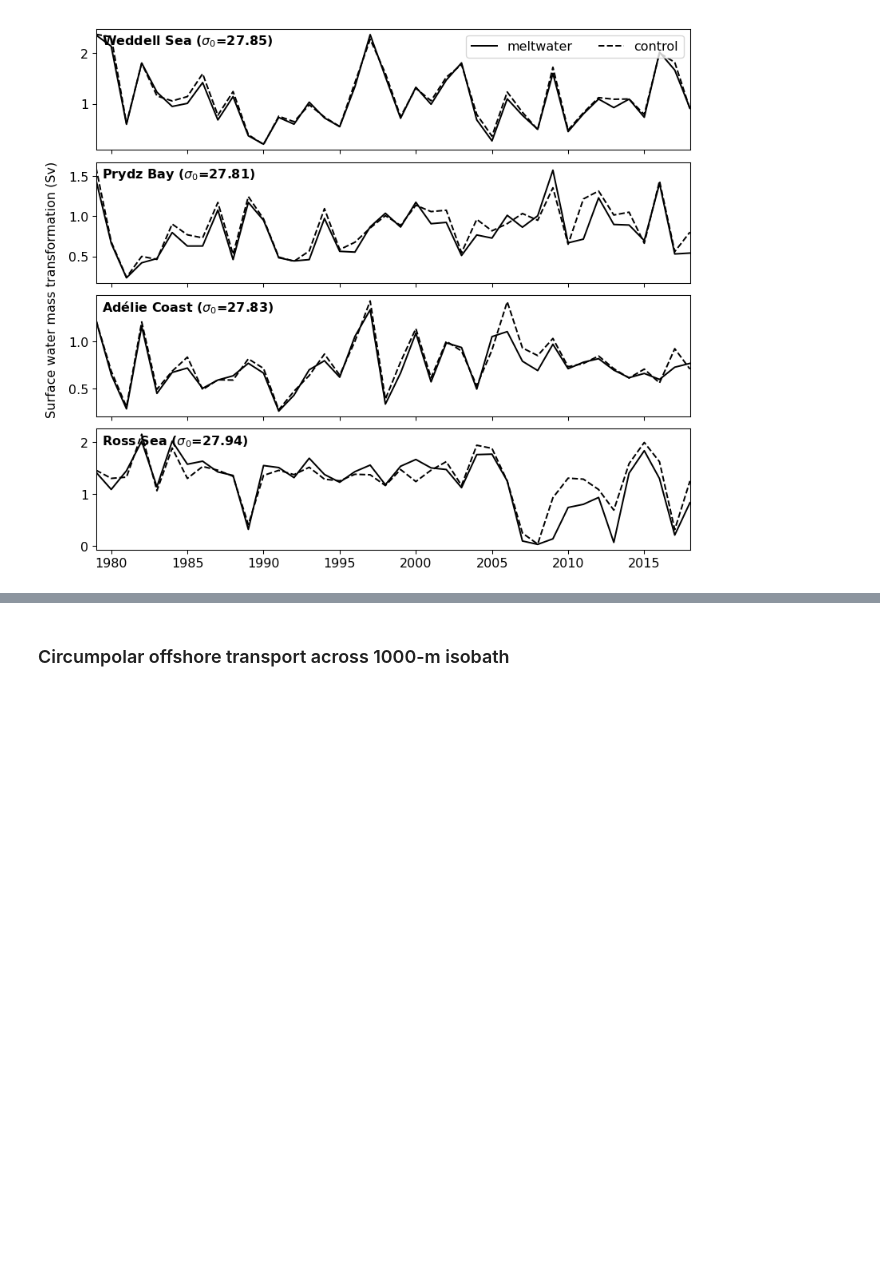
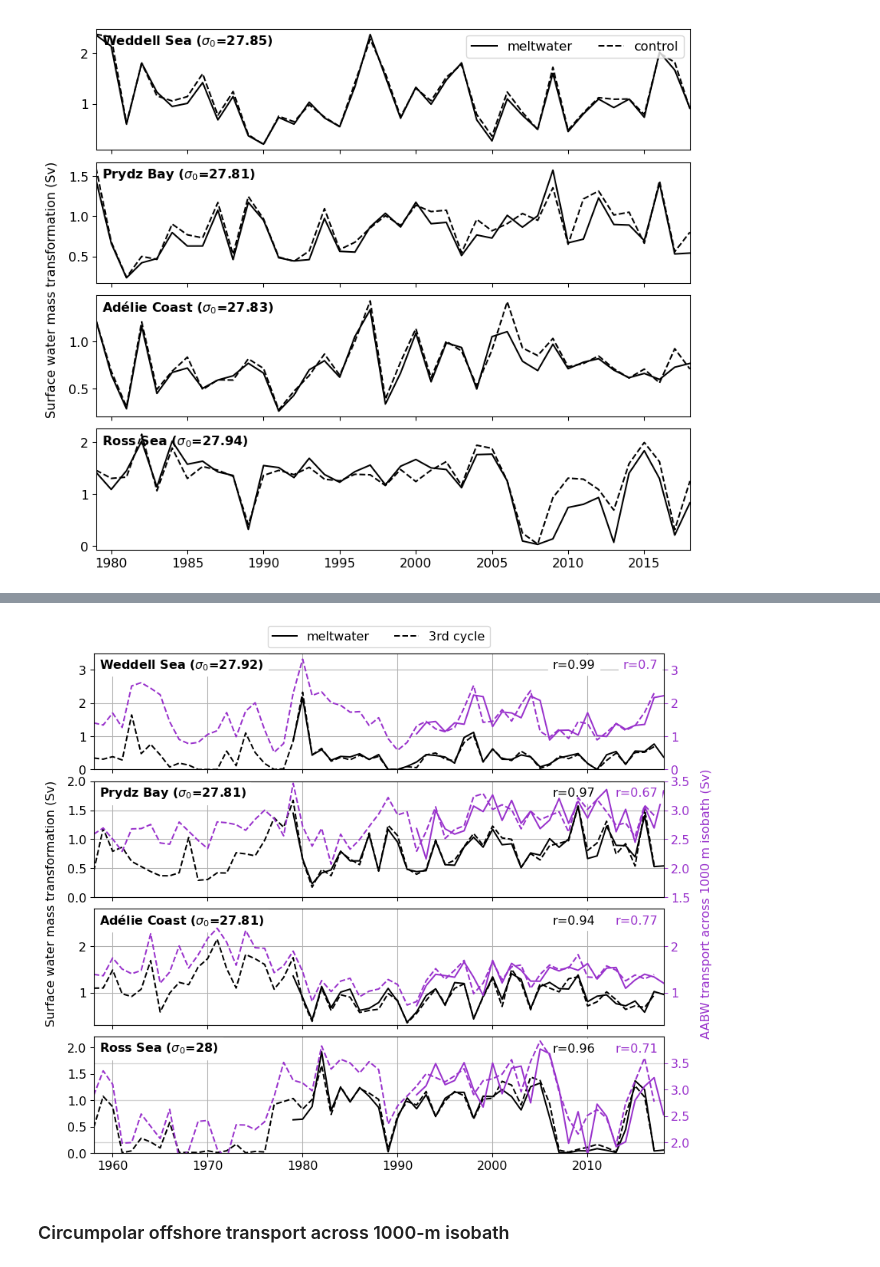
Before and after one commit to adele-morrison/IAF-meltwater, a Jupyter notebook: notebooks/SWMT/SWMT_plots.ipynb, the cells around one changed output, grey strips where cells are left out. Cells and saved outputs as stored; diff of their text form; code cells hidden in the pictures; blank space fills up the shorter version.

Commit message:
comparison of SWMT and AABW export in meltwater run with 3rd cycle

```diff
--- a/notebooks/SWMT/SWMT_plots.ipynb
+++ b/notebooks/SWMT/SWMT_plots.ipynb
@@ -294,0 +388,5 @@ transp1000m_27_8 = transp1000m.sel(isopycnal_bins=slice(27.8, None)).sum(
+# %%
+"""transport of AABW in all density bins (daily)"""
+transpAABW = (
+    transpDSWregion[:, :, ::-1] * mask_AABW_filtered[:, :, ::-1])
+transpAABW = transpAABW.where(transpAABW != 0)
@@ -295,3 +421,10 @@ transp1000m_27_8 = transp1000m.sel(isopycnal_bins=slice(27.8, None)).sum(
+# %%
+ds_timeseries = xr.open_dataset(
+    '/g/data/e14/cs6673/iav_AABW/data_iav_AABW/' +
+    'Timeseries_yearly_of_AABW_export_SWMT_salinity_taux_' +
+    'ice_01deg_jra55v140_iaf_cycle3_1958-2017.nc')
+SWMT_3cyc = ds_timeseries.SWMT
+AABW_export_3cyc = ds_timeseries.AABW_export
 # %% [markdown]
 ## Plots
 # %%
@@ -659,3 +794,84 @@ plt.show()
+# %%
+fig = plt.figure(figsize=(10, 9))
+plt.subplots_adjust(hspace=0.1)
+
+for a, area_text in enumerate(DSW_region['name']):
+    plt.subplot(4, 1, a+1)
+    plt.plot(SWMT_as_3cyc.time, SWMT_as_3cyc.sel(area=area_text), color='k',
+             label='meltwater')
+    plt.plot(SWMT_3cyc.time, SWMT_3cyc.sel(area=area_text),
+             color='k', linestyle='--', label='3rd cycle')
+
+    r, p_val = correlation_3D(
+        SWMT_as_3cyc.sel(area=area_text, time=slice(None, 2017)),
+        SWMT_3cyc.sel(area=area_text, time=slice(1979, None)), dims='time')
+    plt.text(0.01, 0.87, DSW_region['name_long'][a] + ' ($\sigma_0$=' +
+             str(DSW_region['sig0_bins'][a]) + ')',
+             fontweight='bold', backgroundcolor='w', transform=plt.gca().transAxes)
+    plt.text(0.88, 0.87, 'r=' + str(np.round(r.values, 2)),
+             ha='right', backgroundcolor='w', transform=plt.gca().transAxes)
+    plt.autoscale(enable=True, axis='x', tight=True)
+    if a < 3:
+        plt.gca().set_xticklabels([])
+    if a == 0:
+        plt.legend(ncol=2, loc='lower center', bbox_to_anchor=(0.5, 1))
+        plt.ylim([0, 3.5])
+        plt.grid(axis='both')
+    elif a == 1:
+        plt.ylim([0, 2])
+        plt.grid(axis='both')
+    elif a == 2:
+        plt.ylim([.3, 2.8])
+        plt.grid(axis='both')
+    elif a == 3:
+        plt.ylim([0, 2.2])
+        plt.yticks([0, 0.5, 1, 1.5, 2])
+        plt.grid(axis='x')
+        plt.axhline(1, color='lightgrey', linewidth=1, zorder=0)
+        # gridlines for y=2 and y=3.5 on right axis
+        plt.axhline(1.7, color='lightgrey', linewidth=1, zorder=0)
+        plt.axhline(0.2, color='lightgrey', linewidth=1, zorder=0)
+
+    ax2 = plt.gca().twinx()
+    ax2.plot(AABW_export.time, AABW_export[a, :], color='darkorchid')
+    ax2.plot(AABW_export_3cyc.time, AABW_export_3cyc[a, :],
+             color='darkorchid', linestyle='--')
+    ax2.tick_params(axis='y', colors='darkorchid')
+    r, p_val = correlation_3D(
+        AABW_export.sel(area=area_text, time=slice(None, 2017)),
+        AABW_export_3cyc.sel(area=area_text, time=slice(1992, None)), dims='time')
+    plt.text(0.99, 0.87, 'r=' + str(np.round(r.values, 2)),
+             ha='right', color='darkorchid', backgroundcolor='w',
+             transform=plt.gca().transAxes)
+    plt.autoscale(enable=True, axis='x', tight=True)
+
+    plt.autoscale(enable=True, axis='x', tight=True)
+    if a < 3:
+        ax2.set_xticklabels([])
+    if a == 0:
+        plt.ylim([0, 3.5])
+    elif a == 1:
+        plt.ylim([1.5, 3.5])
+    elif a == 2:
+        plt.ylim([.3, 2.8])
+    elif a == 3:
+        plt.ylim([1.8, 4])
+        plt.yticks([2, 2.5, 3, 3.5])
+
+ax = plt.gcf().add_subplot(111, frameon=False)
+ax2 = ax.twinx()
+ax.tick_params(labelcolor='none', top=False, bottom=False, left=False,
+               right=False)
+ax.set_ylabel('Surface water mass transformation (Sv)', labelpad=10)
+ax2.tick_params(labelcolor='none', top=False, bottom=False, left=False,
+                right=False)
+ax2.set_ylabel('AABW transport across 1000 m isobath (Sv)', labelpad=10, color='darkorchid')
+ax2.set_frame_on(False)
+
+
+plt.show()
+# %% [output]
+[figure, added]
 # %% [markdown]
 ### Circumpolar offshore transport across 1000-m isobath
 # %%
```
Also changed, not shown: parts of 11 cells of this notebook.
